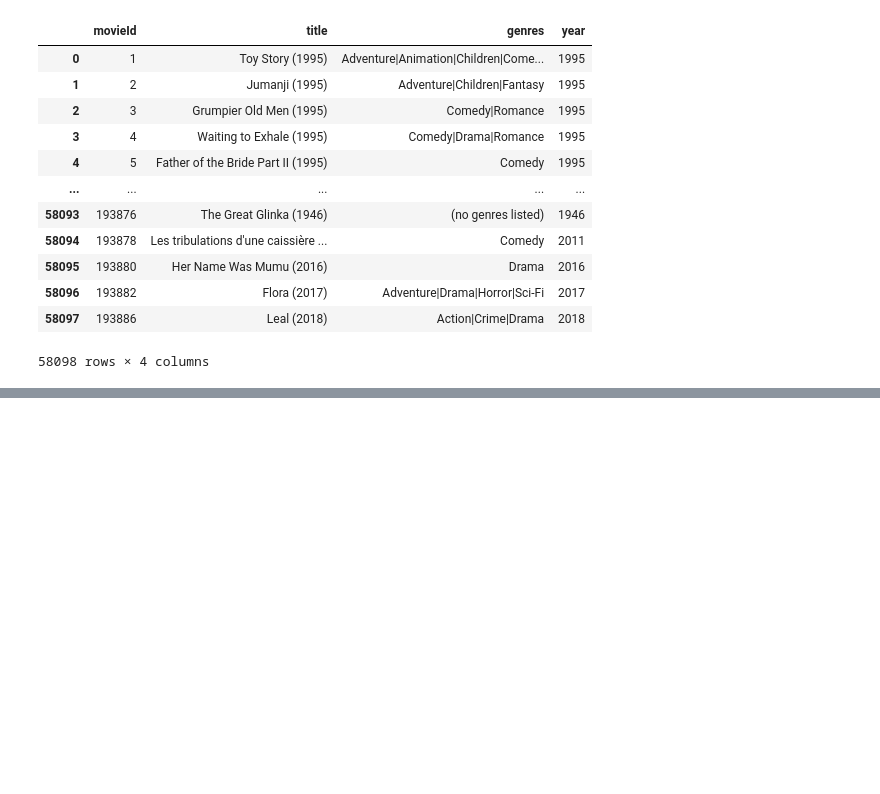
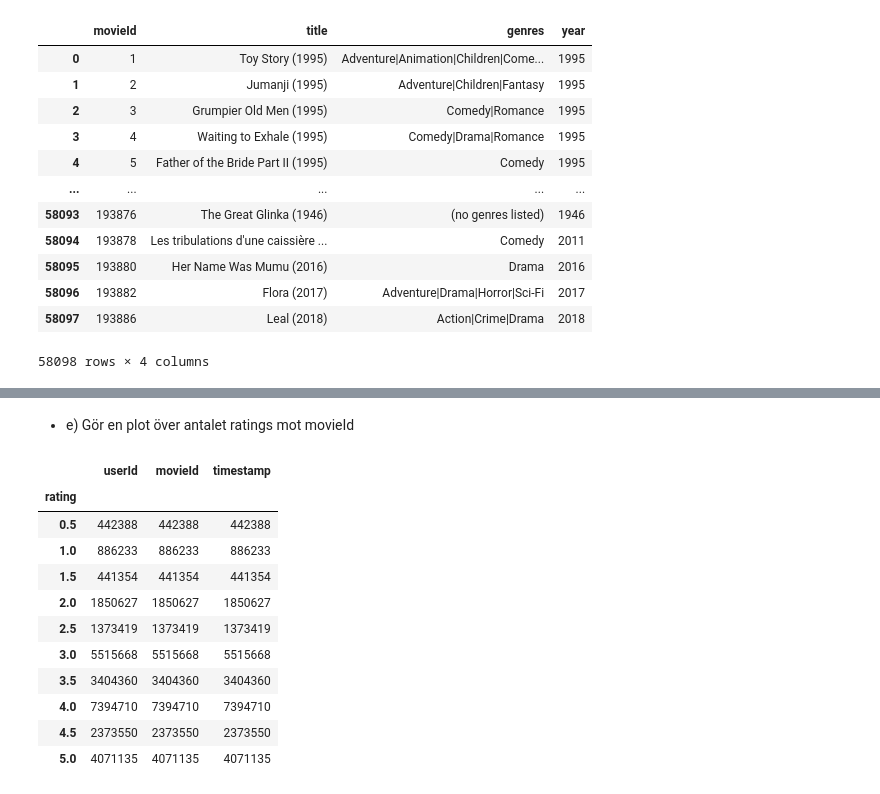
Before and after one commit to AmalDerbali/AmalDerbali-Lab-Machine-Learning, a Jupyter notebook: Recommender_system.ipynb, the cells around one changed output, grey strips where cells are left out. Cells and saved outputs as stored; diff of their text form; code cells hidden in the pictures; blank space fills up the shorter version.

```diff
--- a/Recommender_system.ipynb
+++ b/Recommender_system.ipynb
@@ -149,0 +176,18 @@ movies_yr
+# %% [markdown]
+- e) Gör en plot över antalet ratings mot movieId
+# %%
+movies_rating= ratings.groupby('rating').count()
+movies_rating
+# %% [output]
+|  | userId | movieId | timestamp |
+| rating |  |  |  |
+| 0.5 | 442388 | 442388 | 442388 |
+| 1.0 | 886233 | 886233 | 886233 |
+| 1.5 | 441354 | 441354 | 441354 |
+| 2.0 | 1850627 | 1850627 | 1850627 |
+| 2.5 | 1373419 | 1373419 | 1373419 |
+| 3.0 | 5515668 | 5515668 | 5515668 |
+| 3.5 | 3404360 | 3404360 | 3404360 |
+| 4.0 | 7394710 | 7394710 | 7394710 |
+| 4.5 | 2373550 | 2373550 | 2373550 |
+| 5.0 | 4071135 | 4071135 | 4071135 |
```
Also changed, not shown: parts of 15 cells of this notebook.
